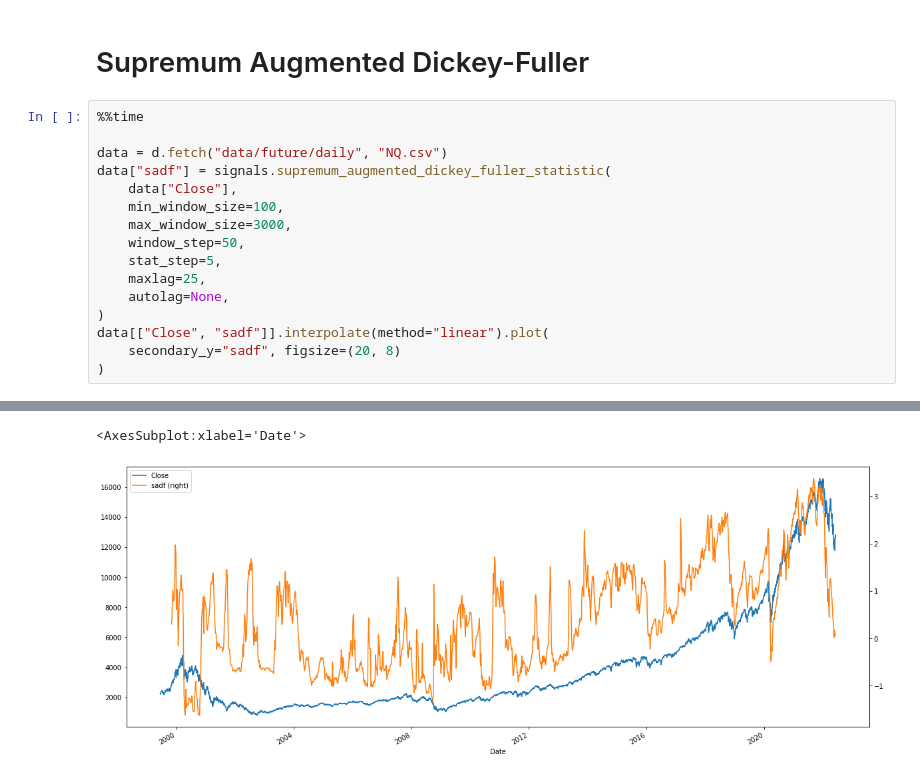
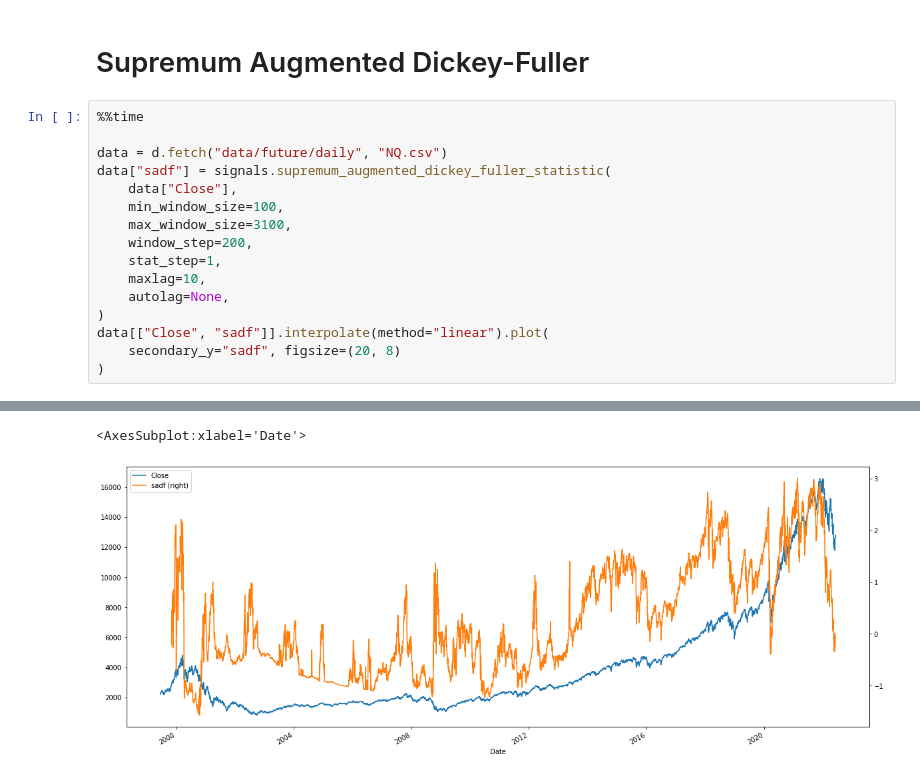
Before and after one commit to maxgao18/AFML, a Jupyter notebook: 17.2.ipynb, the cells around one changed output, grey strips where cells are left out. Cells and saved outputs as stored; diff of their text form.

```diff
--- a/17.2.ipynb
+++ b/17.2.ipynb
@@ -43,10 +44,10 @@ data = d.fetch("data/future/daily", "NQ.csv")
 data["sadf"] = signals.supremum_augmented_dickey_fuller_statistic(
     data["Close"],
     min_window_size=100,
-    max_window_size=3000,
-    window_step=50,
-    stat_step=5,
-    maxlag=25,
+    max_window_size=3100,
+    window_step=200,
+    stat_step=1,
+    maxlag=10,
     autolag=None,
 )
 data[["Close", "sadf"]].interpolate(method="linear").plot(
@@ -58,2 +59,2 @@ Wall time: 8min 9s
 <AxesSubplot:xlabel='Date'>
-[figure, old version]
+[figure, new version]
```
Also changed, not shown: parts of 7 cells of this notebook, 2 other files.
